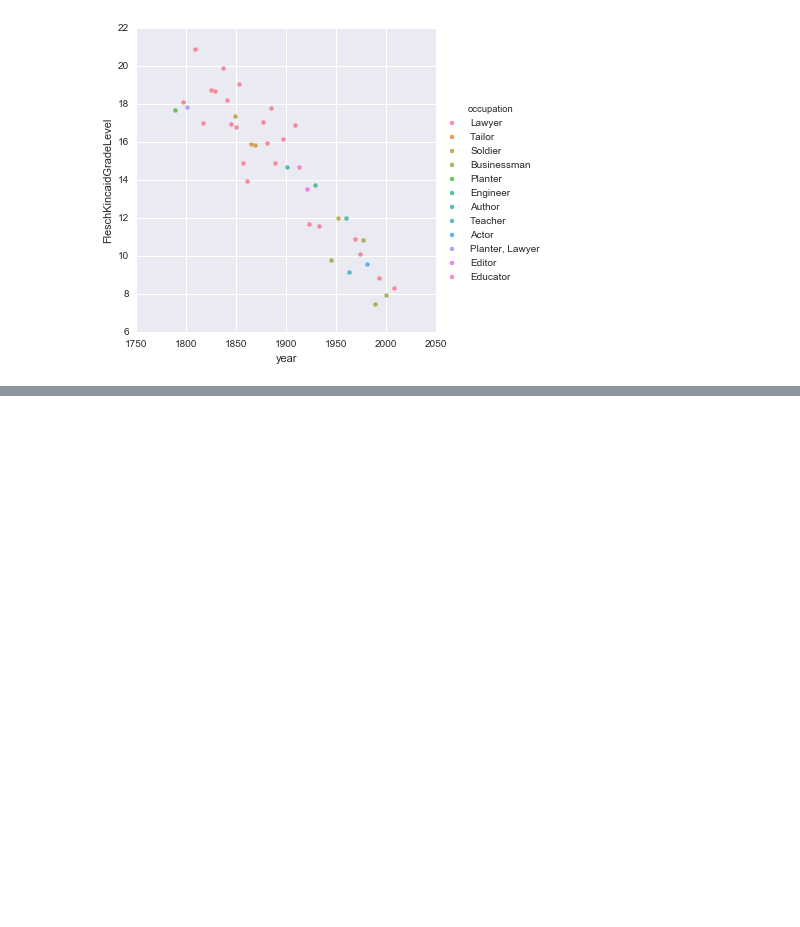
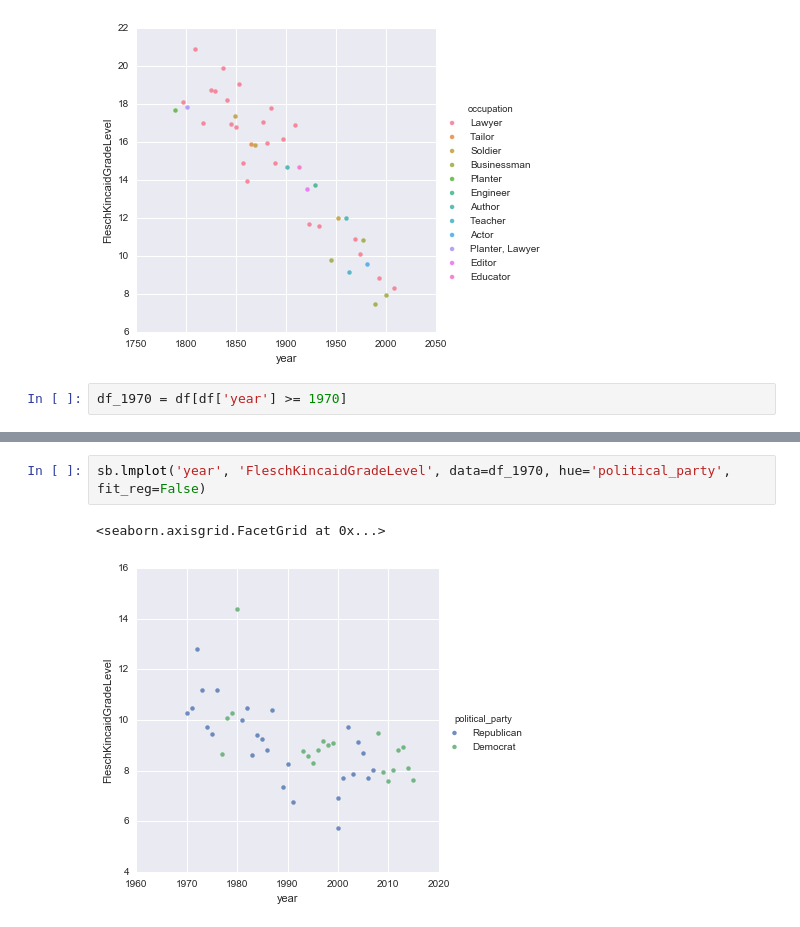
Before and after one commit to cal2227/EDAV-Project4, a Jupyter notebook: src/reading_level_by_.ipynb, the cells around one changed output, grey strips where cells are left out. Saved outputs shown, nothing was run; the diff lists cells and outputs as text; blank space fills up the shorter version.

```diff
--- a/src/reading_level_by_.ipynb
+++ b/src/reading_level_by_.ipynb
@@ -70,3 +70,5 @@ sb.lmplot('year', 'FleschKincaidGradeLevel', data=agg_df, hue='occupation', fit_
 # %% [output]
 <seaborn.axisgrid.FacetGrid at 0x...>
 [figure]
+# %%
+df_1970 = df[df['year'] >= 1970]
@@ -72,0 +87,5 @@ sb.lmplot('year', 'FleschKincaidGradeLevel', data=agg_df, hue='occupation', fit_
+# %%
+sb.lmplot('year', 'FleschKincaidGradeLevel', data=df_1970, hue='political_party', fit_reg=False)
+# %% [output]
+<seaborn.axisgrid.FacetGrid at 0x...>
+[figure, added]
```
Also changed, not shown: parts of 3 cells of this notebook, 6 other files.
